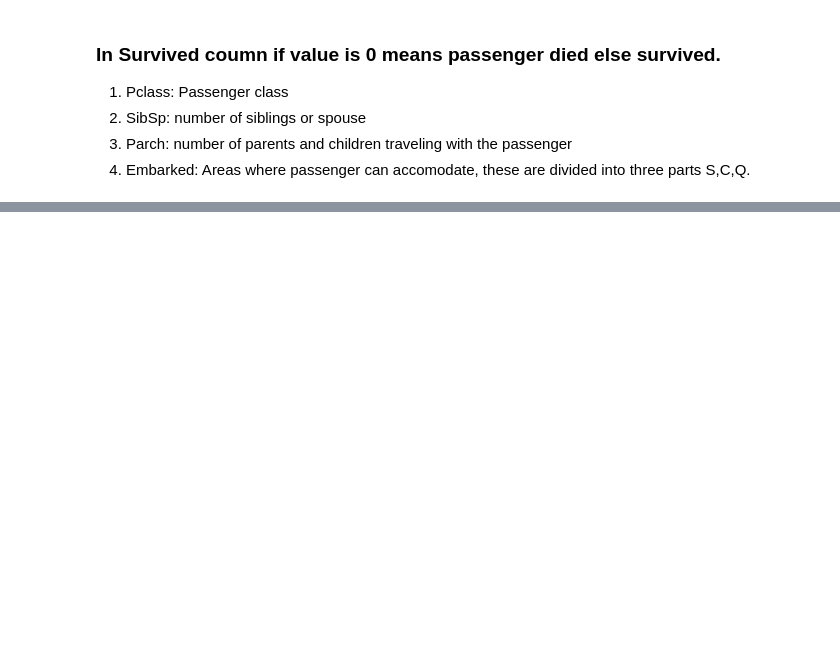
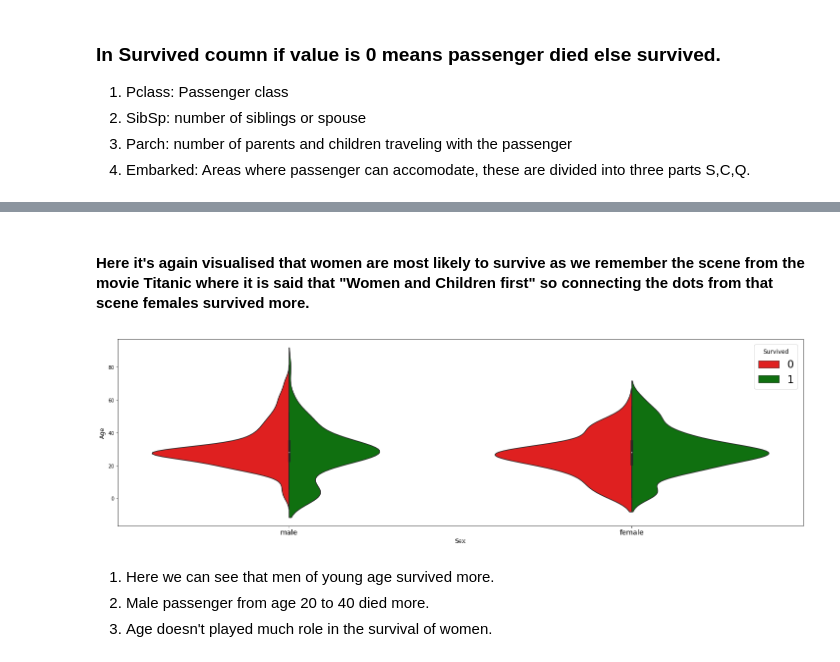
Before and after one commit to aaditya29/Kaggle-Titanic-Jupyter-Notebook, a Jupyter notebook: Titanic.ipynb, the cells around one changed output, grey strips where cells are left out. Drawn from its saved outputs; the diff is of its cells as text; code cells hidden in the pictures; blank space fills up the shorter version.

```diff
--- a/Titanic.ipynb
+++ b/Titanic.ipynb
@@ -60,0 +112,15 @@ data.head()#Returns the first n-rows. The default value is 5
+# %% [markdown]
+#### Here it's again visualised that women are most likely to survive as we remember the scene from the movie Titanic where it is said that "Women and Children first" so connecting the dots from that scene females survived more.
+# %%
+#correlating the survival with the age variable
+fig = plt.figure(figsize=(25,7))
+sns.violinplot(x='Sex', y='Age',
+              hue='Survived', data=data,
+              split=True,
+              palette={0:"r", 1:'g'});
+# %% [output]
+[figure, added]
+# %% [markdown]
+1. Here we can see that men of young age survived more.
+2. Male passenger from age 20 to 40 died more.
+3. Age doesn't played much role in the survival of women.
```
Also changed, not shown: parts of 9 cells of this notebook.
